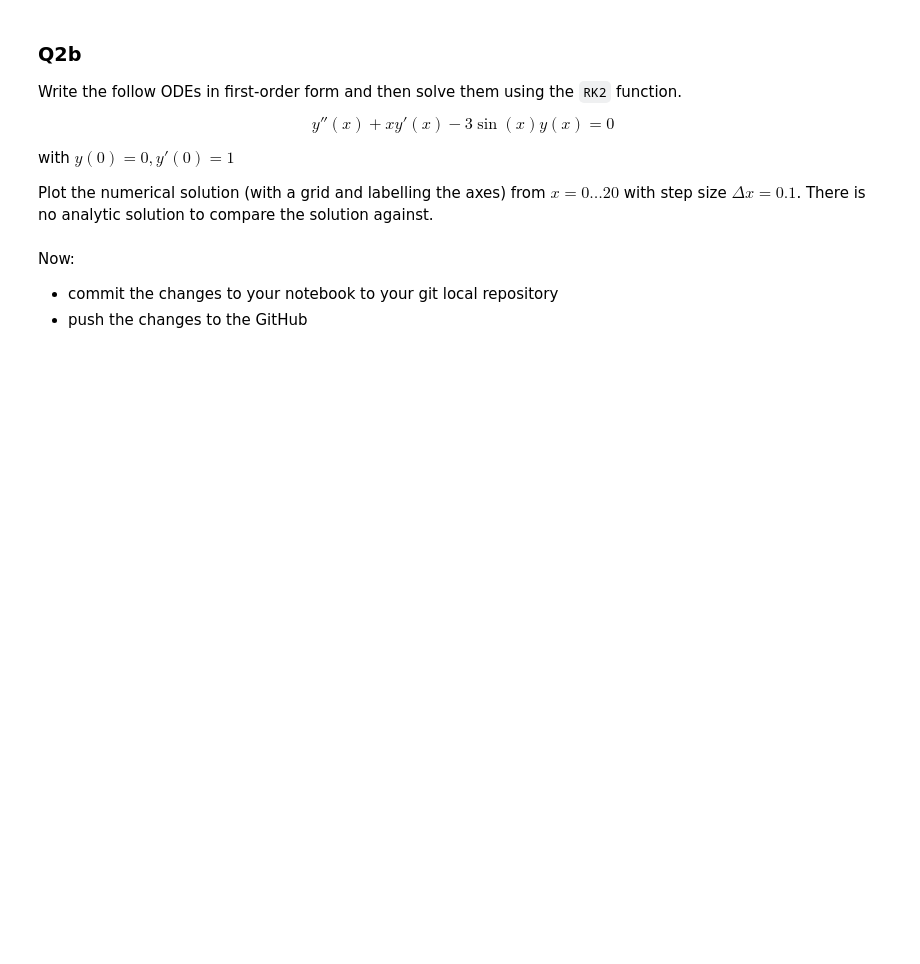
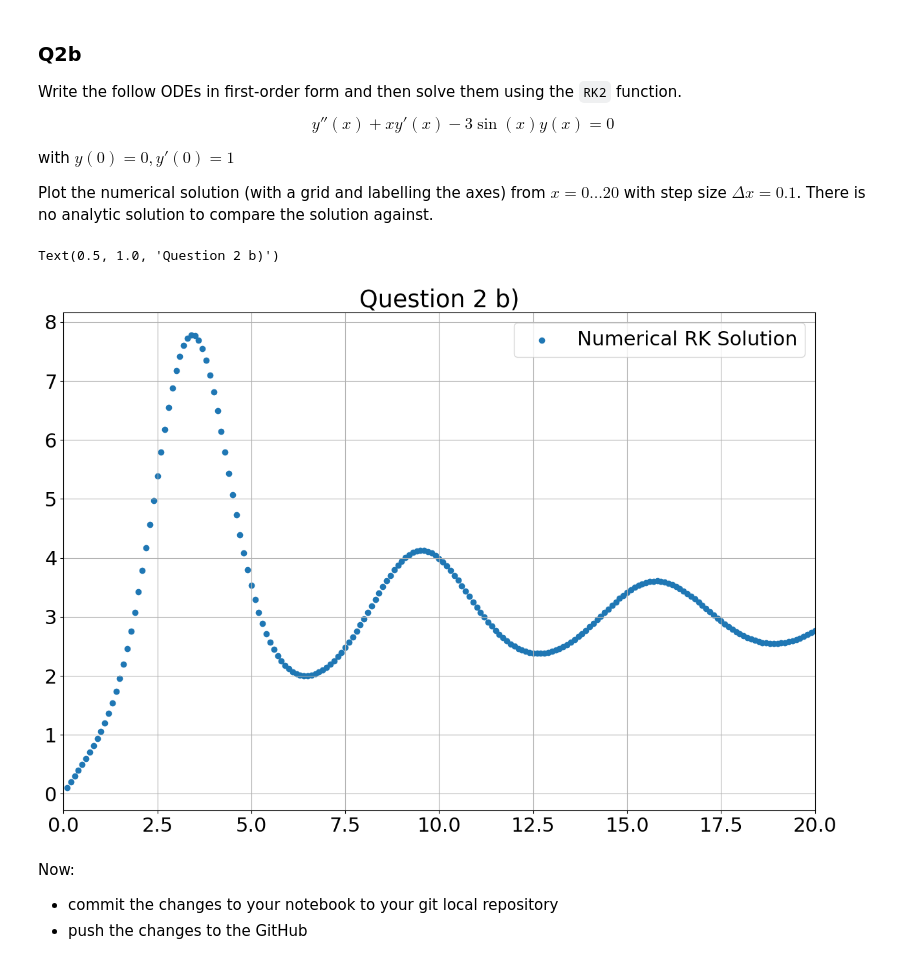
Before and after one commit to NiallCarbery/Computational_Science, a Jupyter notebook: Assignment3/Assignment-3.ipynb, the cells around one changed output. Cells and saved outputs as stored; diff of their text form; code cells hidden in the pictures; blank space fills up the shorter version.

Commit message:
Question 2

```diff
--- a/Assignment3/Assignment-3.ipynb
+++ b/Assignment3/Assignment-3.ipynb
@@ -220,6 +241,19 @@ $$y''(x) + x y'(x) - 3\sin(x) y(x) = 0 $$
 with $y(0) = 0, y'(0) = 1$
 
 Plot the numerical solution (with a grid and labelling the axes) from $x=0\dots20$ with step size $\Delta x = 0.1$. There is no analytic solution to compare the solution against.
+# %%
+def firstorder(x,y):
+    return np.array([y[1],-x*y[1]+3*np.sin(x)*y[0]])
+
+awnser = RK2(firstorder, 0.1 , 0, [0, 1], 200)
+plt.scatter(awnser[:,0], awnser[:,1])
+plt.xlim(0, 20)
+plt.grid(True)
+plt.legend(['Numerical RK Solution'])
+plt.title('Question 2 b)')
+# %% [output]
+Text(0.5, 1.0, 'Question 2 b)')
+[figure, added]
 # %% [markdown]
 Now:
 - commit the changes to your notebook to your git local repository
```
Also changed, not shown: parts of 2 cells of this notebook.
